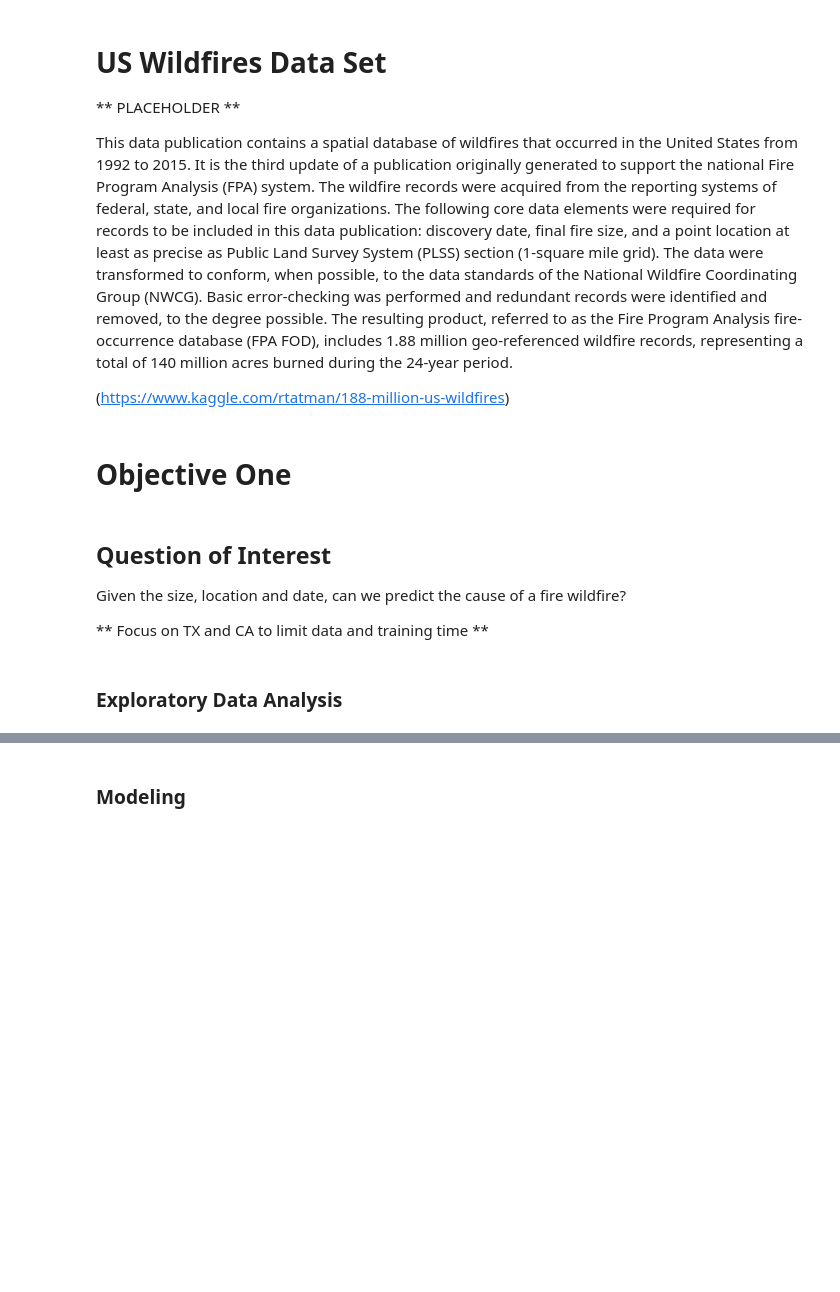
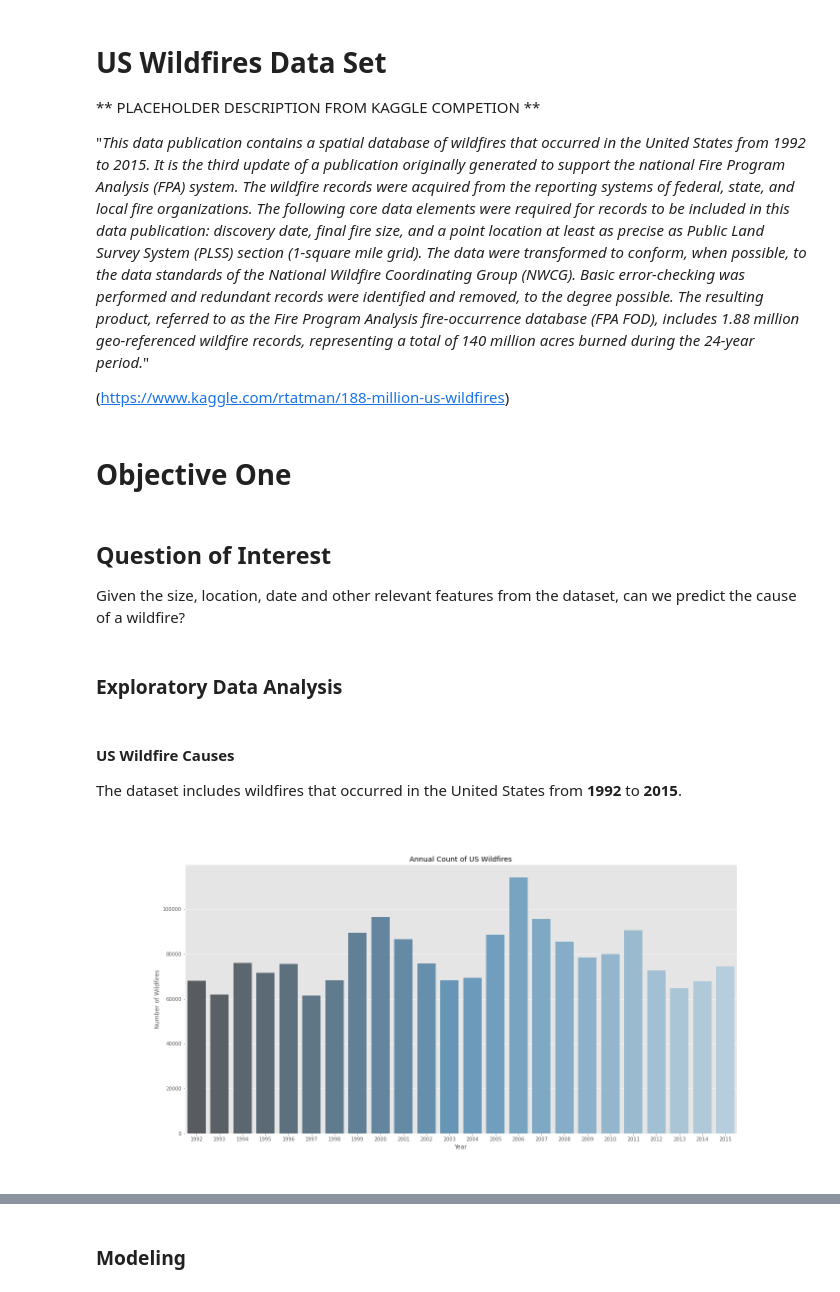
Before and after one commit to RobinsonCW/USWildfireAnalysis, a Jupyter notebook: src/objectives/python/USWildfireAnalysis.ipynb, the cells around one changed output, grey strips where cells are left out. Drawn from its saved outputs; the diff is of its cells as text; code cells hidden in the pictures; blank space fills up the shorter version.

Commit message:
add images for paper outline

```diff
--- a/src/objectives/python/USWildfireAnalysis.ipynb
+++ b/src/objectives/python/USWildfireAnalysis.ipynb
@@ -13,9 +11,9 @@ the past quarter century or so to mine any insights
 # %% [markdown]
 # US Wildfires Data Set
 
-** PLACEHOLDER **
+** PLACEHOLDER DESCRIPTION FROM KAGGLE COMPETION **
 
-This data publication contains a spatial database of wildfires that occurred in the United States from 1992 to 2015. It is the third update of a publication originally generated to support the national Fire Program Analysis (FPA) system. The wildfire records were acquired from the reporting systems of federal, state, and local fire organizations. The following core data elements were required for records to be included in this data publication: discovery date, final fire size, and a point location at least as precise as Public Land Survey System (PLSS) section (1-square mile grid). The data were transformed to conform, when possible, to the data standards of the National Wildfire Coordinating Group (NWCG). Basic error-checking was performed and redundant records were identified and removed, to the degree possible. The resulting product, referred to as the Fire Program Analysis fire-occurrence database (FPA FOD), includes 1.88 million geo-referenced wildfire records, representing a total of 140 million acres burned during the 24-year period.
+"_This data publication contains a spatial database of wildfires that occurred in the United States from 1992 to 2015. It is the third update of a publication originally generated to support the national Fire Program Analysis (FPA) system. The wildfire records were acquired from the reporting systems of federal, state, and local fire organizations. The following core data elements were required for records to be included in this data publication: discovery date, final fire size, and a point location at least as precise as Public Land Survey System (PLSS) section (1-square mile grid). The data were transformed to conform, when possible, to the data standards of the National Wildfire Coordinating Group (NWCG). Basic error-checking was performed and redundant records were identified and removed, to the degree possible. The resulting product, referred to as the Fire Program Analysis fire-occurrence database (FPA FOD), includes 1.88 million geo-referenced wildfire records, representing a total of 140 million acres burned during the 24-year period._"
 
 (https://www.kaggle.com/rtatman/188-million-us-wildfires)
 # %% [markdown]
@@ -23,8 +21,15 @@ This data publication contains a spatial database of wildfires that occurred in
 # %% [markdown]
 ## Question of Interest
 
-Given the size, location and date, can we predict the cause of a fire wildfire?
-
-** Focus on TX and CA to limit data and training time **
+Given the size, location, date and other relevant features from the dataset, can we predict the cause of a wildfire?
 # %% [markdown]
 ### Exploratory Data Analysis
+# %% [markdown]
+#### US Wildfire Causes
+
+The dataset includes wildfires that occurred in the United States from **1992** to **2015**.
+# %%
+from IPython.display import Image
+Image(filename='./img/us_wilfires_by_year.png')
+# %% [output]
+[figure, added]
```
Also changed, not shown: parts of 8 cells of this notebook, 4 other files.
